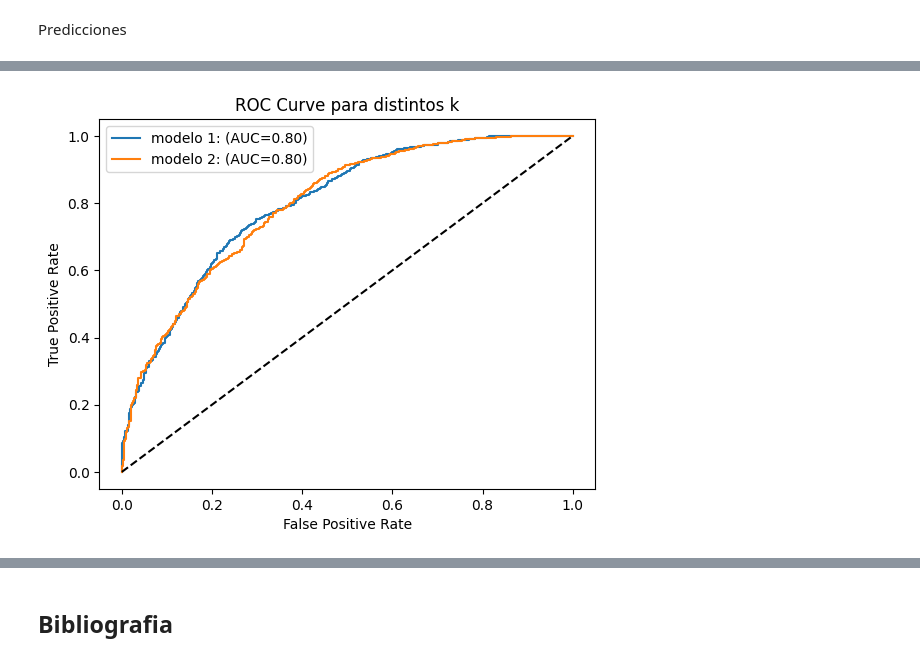
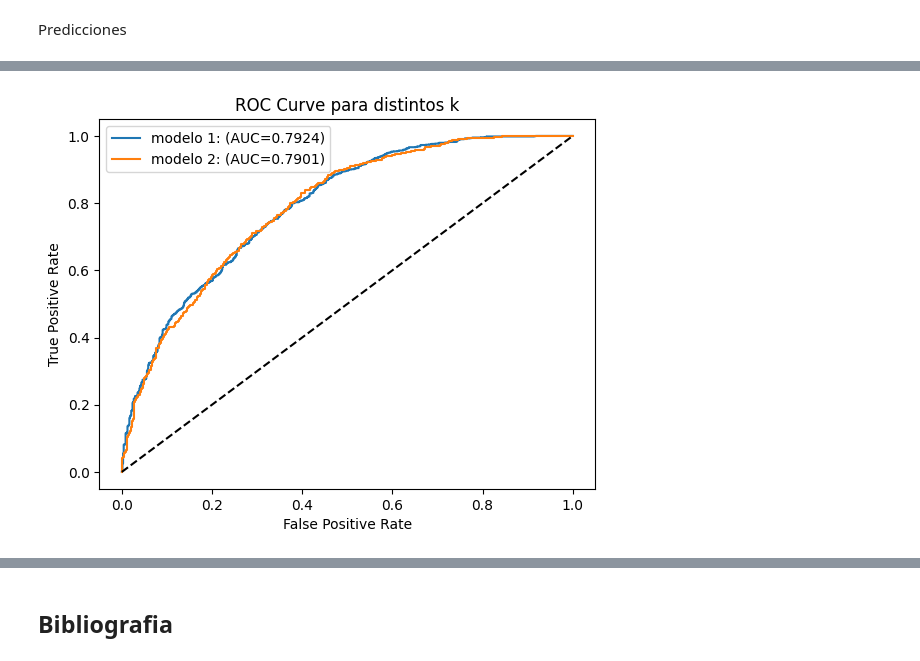
Before and after one commit to gasparfj/NeuronalNetwork_ParkinsonSeverity_Prediction, a Jupyter notebook: PAC2_GFJ.ipynb, the cells around one changed output, grey strips where cells are left out. Cells and saved outputs as stored; diff of their text form; code cells hidden in the pictures.

```diff
--- a/PAC2_GFJ.ipynb
+++ b/PAC2_GFJ.ipynb
@@ -95,11 +136,13 @@ Entrenar
 # %%
 print('Entrenando...')
 historial = modelo.fit(
-    X_train, y_train, epochs=250, validation_data=(X_test, y_test)
+    X_train, y_train, epochs=250, batch_size=16,
+    validation_data=(X_test, y_test), verbose=0
 )
 historial2 = modelo2.fit(
-    X_train, y_train, epochs=250, validation_data=(X_test, y_test)
+    X_train, y_train, epochs=250, batch_size=16,
+    validation_data=(X_test, y_test), verbose=0
 )
-print('Modelo entrenado')
+print('Modelos entrenados')
 # %% [output]
 Entrenando...
@@ -147,20 +177,20 @@ y_pred2 = modelo2.predict(X_test)
 # %%
 fpr, tpr, tresholds = roc_curve(y_test, y_pred)
 roc_auc = auc(fpr, tpr) # Calcular el area bajo la curva
 
 fpr2, tpr2, tresholds2 = roc_curve(y_test, y_pred2)
 roc_auc2 = auc(fpr2, tpr2) # Calcular el area bajo la curva
 
-plt.plot(fpr, tpr, label=f"modelo 1: (AUC={roc_auc:.2f})")
-plt.plot(fpr2, tpr2, label=f"modelo 2: (AUC={roc_auc2:.2f})")
+plt.plot(fpr, tpr, label=f"modelo 1: (AUC={roc_auc:.4f})")
+plt.plot(fpr2, tpr2, label=f"modelo 2: (AUC={roc_auc2:.4f})")
 plt.plot([0,1],[0,1],'k--')  # Linea diagonal
 plt.xlabel("False Positive Rate") # Titulo eje x
 plt.ylabel("True Positive Rate") # Titulo eje y
 plt.title("ROC Curve para distintos k") # Titulo del grafico
 plt.legend() # Incluir leyenda
 plt.show() # Mostrar el grafico
 # %% [output]
-[figure, old version]
+[figure, new version]
 # %%
 # Convertir las predicciones a clases
 y_pred_classes = (y_pred > 0.5).astype(int)
```
Also changed, not shown: parts of 24 cells of this notebook.
